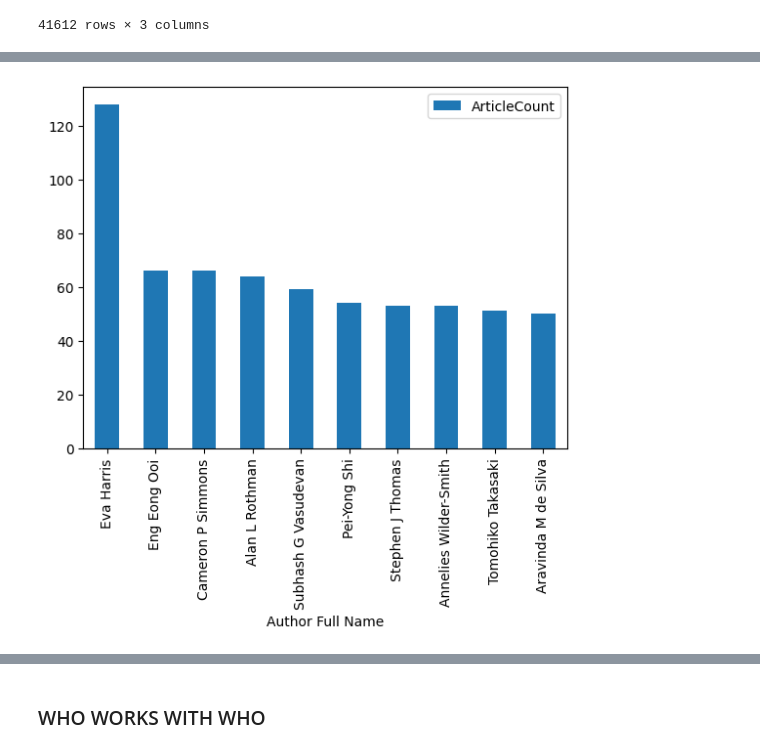
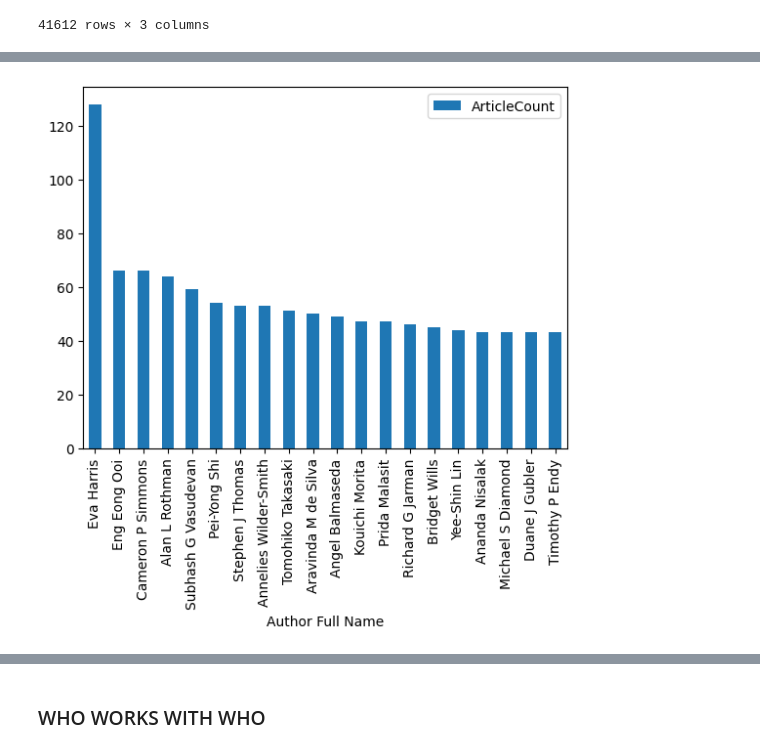
Before and after one commit to gnc506/Skills_Assessment, a Jupyter notebook: Skills_Assessment_2.ipynb, the cells around one changed output, grey strips where cells are left out. Saved outputs shown, nothing was run; the diff lists cells and outputs as text; code cells hidden in the pictures.

```diff
--- a/Skills_Assessment_2.ipynb
+++ b/Skills_Assessment_2.ipynb
@@ -99,15 +98,15 @@ most_active_authors
 41612 rows × 3 columns
 # %%
 #find top 10 author contributions and create a viz
-most_active_10 = most_active_authors.head(10)
+most_active_20 = most_active_authors.head(20)
 
 #create a new column in df of author full name for easier distinguishing
-most_active_10['Author Full Name'] = most_active_10['AuthorForename'] + ' ' + most_active_10['AuthorLastname']
-most_active_10
+most_active_20['Author Full Name'] = most_active_20['AuthorForename'] + ' ' + most_active_20['AuthorLastname']
+most_active_20
 
-#create pie chart of most active 10 authors of all time
+#create pie chart of most active 20 authors of all time
 import plotly.express as px
-fig = px.pie(most_active_10, values='ArticleCount', names='Author Full Name')
+fig = px.pie(most_active_20, values='ArticleCount', names='Author Full Name')
 fig.show()
 # %% [output]
 A value is trying to be set on a copy of a slice from a DataFrame.
@@ -117,7 +116,7 @@ See the caveats in the documentation: https://pandas.pydata.org/pandas-docs/stab
 [interactive output not drawn]
 # %%
 #create bar based on the top 10 most active authors of all time
-articles_bar = most_active_10.plot.bar(x = "Author Full Name", y = "ArticleCount")
+articles_bar = most_active_20.plot.bar(x = "Author Full Name", y = "ArticleCount")
 # %% [output]
-[figure, old version]
+[figure, new version]
 # %%
```
Also changed, not shown: parts of 6 cells of this notebook.
